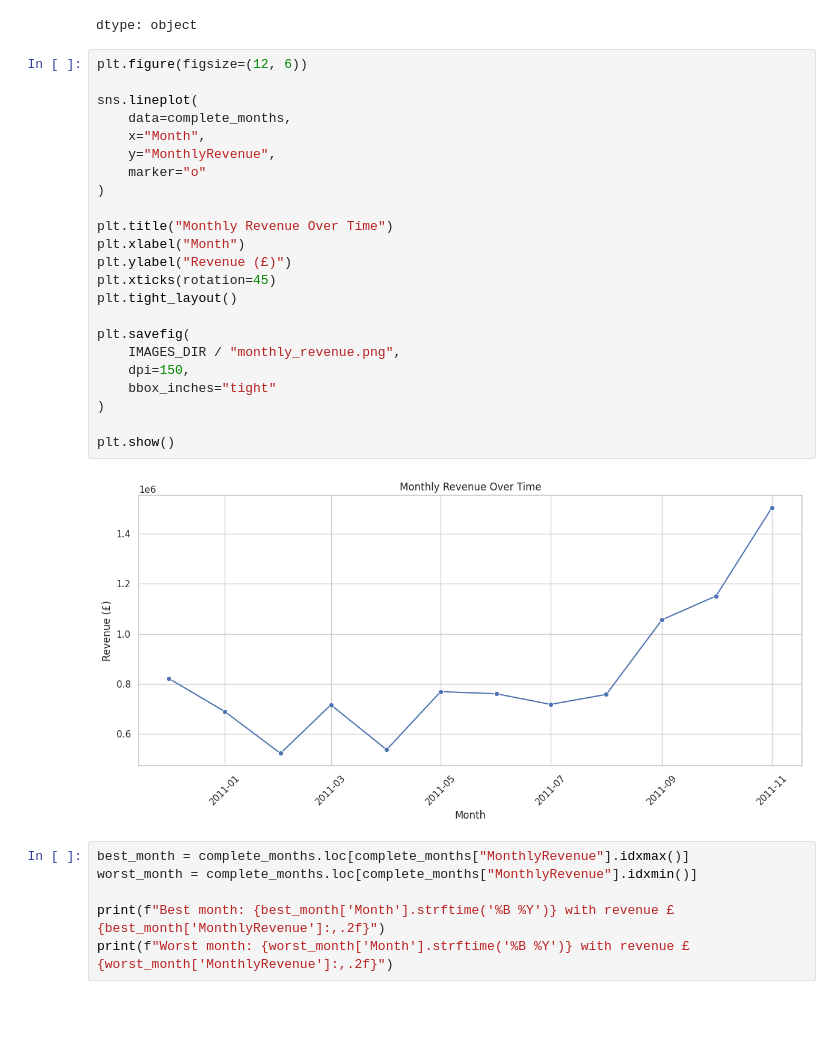
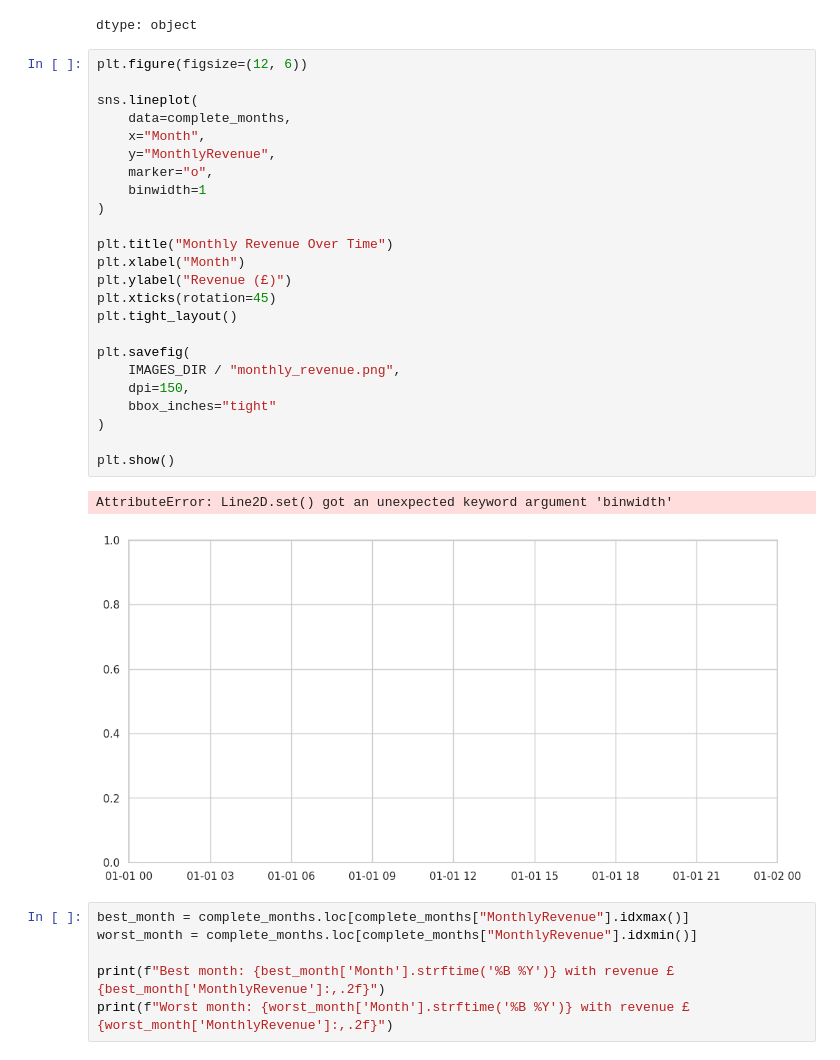
Before and after one commit to Brutva/online-retail-analysis, a Jupyter notebook: notebooks/online_retail_analysis.ipynb, the cells around one changed output. Drawn from its saved outputs; the diff is of its cells as text; blank space fills up the shorter version.

```diff
--- a/notebooks/online_retail_analysis.ipynb
+++ b/notebooks/online_retail_analysis.ipynb
@@ -276,28 +274,30 @@ dtype: object
 # %%
 plt.figure(figsize=(12, 6))
 
 sns.lineplot(
     data=complete_months,
     x="Month",
     y="MonthlyRevenue",
-    marker="o"
+    marker="o",
+    binwidth=1
 )
 
 plt.title("Monthly Revenue Over Time")
 plt.xlabel("Month")
 plt.ylabel("Revenue (£)")
 plt.xticks(rotation=45)
 plt.tight_layout()
 
 plt.savefig(
     IMAGES_DIR / "monthly_revenue.png",
     dpi=150,
     bbox_inches="tight"
 )
 
 plt.show()
 # %% [output]
+AttributeError: Line2D.set() got an unexpected keyword argument 'binwidth'
-[figure, old version]
+[figure, new version]
 # %%
 best_month = complete_months.loc[complete_months["MonthlyRevenue"].idxmax()]
 worst_month = complete_months.loc[complete_months["MonthlyRevenue"].idxmin()]
```
Also changed, not shown: parts of 2 cells of this notebook.
